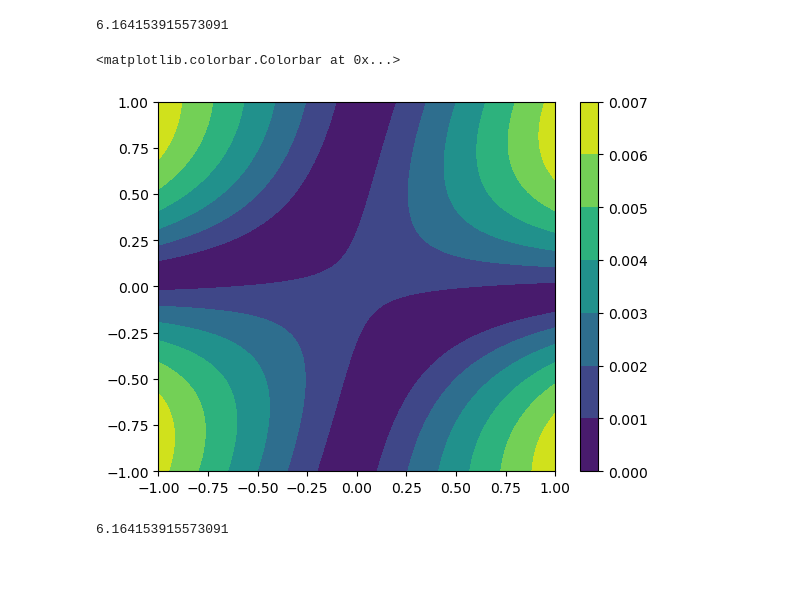
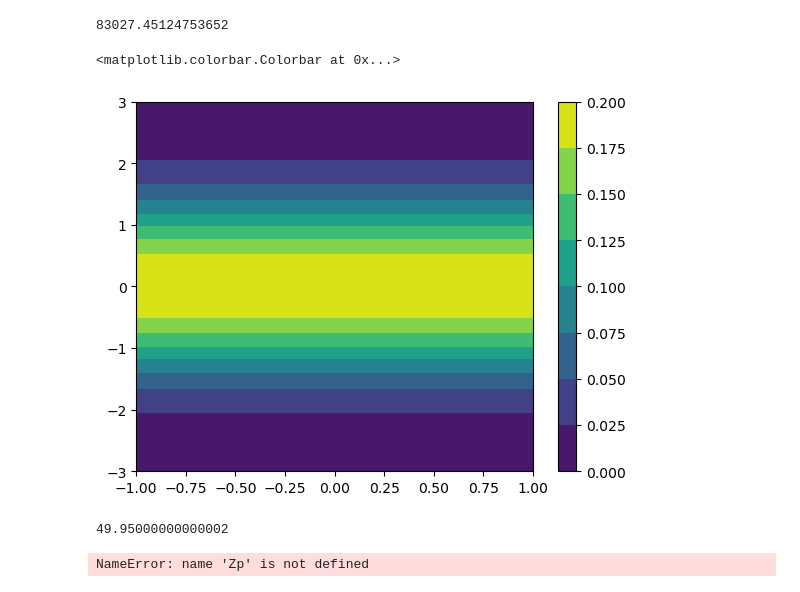
Before and after one commit to NiklasSchaaf/UQ_2023, a Jupyter notebook: homework_4/hw_nik.ipynb, the cells around one changed output. Drawn from its saved outputs; the diff is of its cells as text; code cells hidden in the pictures.

```diff
--- a/homework_4/hw_nik.ipynb
+++ b/homework_4/hw_nik.ipynb
@@ -147,7 +149,7 @@ def proj_eval(z1, z2, pairs, fhats):
 
     return proj
 # %%
-X, Y = np.meshgrid(np.linspace(-1,1), np.linspace(-1,1))
+X, Y = np.meshgrid(np.linspace(-1,1,1000), np.linspace(-3,3,1000))
 Zf = function(X,Y)
 # %%
 np.mean(Zf)
@@ -224,21 +199,24 @@ plt.colorbar()
 # %%
-pZ = 1/len(X) * np.ones(len(X))
+pZ = 1/2 * np.ones(Zf.shape)
 pZ = np.multiply(normal_pdf(Y), pZ)
-sqrd_err = (Zp-Zf)**2
-wE = np.sqrt(sqrd_err) * pZ
-np.sum(wE)
+np.sum(pZ)
 # %% [output]
-6.164153915573091
+83027.45124753652
 # %%
-plt.contourf(X,Y,wE)
+plt.contourf(X,Y,pZ)
 plt.colorbar()
 # %% [output]
 <matplotlib.colorbar.Colorbar at 0x...>
-[figure, old version]
+[figure, new version]
-# %%
-np.sum(wE)
-# %% [output]
-6.164153915573091
+# %%
+np.sum(normal_pdf(np.linspace(-10,10,1000)))
+# %% [output]
+49.95000000000002
+# %%
+plt.contourf(X,Y,Zf-Zp)
+plt.colorbar()
+# %% [output]
+NameError: name 'Zp' is not defined
 # %%
 # use the calculated coesfficents to get the errors for lower orders
 orders = np.arange(1,max_order)
```
Also changed, not shown: parts of 17 cells of this notebook, 1 other file.
